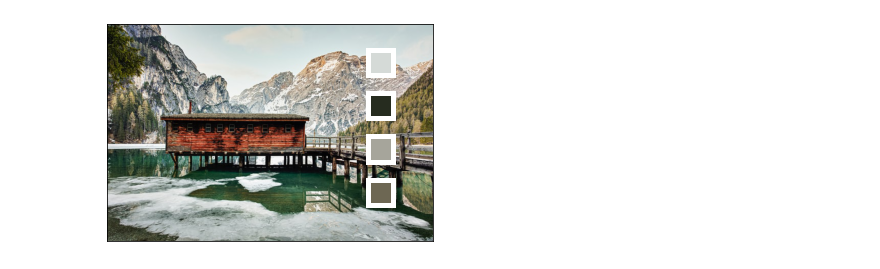
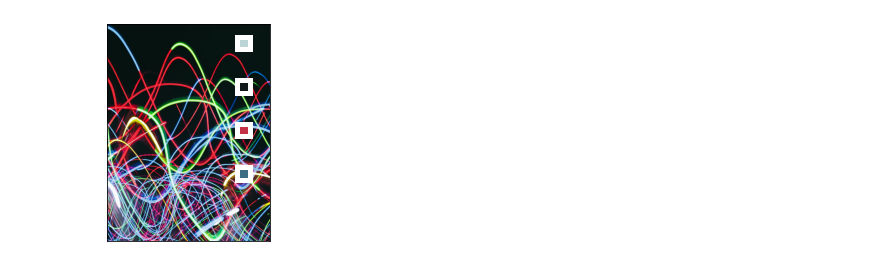
Before and after one commit to learn-co-curriculum/dsc-kmeans-color-palette, a Jupyter notebook: kmeans_palette.ipynb, the cells around one changed output. Drawn from its saved outputs; the diff is of its cells as text; code cells hidden in the pictures.

```diff
--- a/kmeans_palette.ipynb
+++ b/kmeans_palette.ipynb
@@ -30,7 +181,7 @@ import matplotlib.pyplot as plt
 from matplotlib.patches import Rectangle
 
 # Load in all pixels in image
-im = Image.open("mountain_cabin.jpg")
+im = Image.open("neon.jpg")
 pixels = np.array(im.getdata())
 
 # Fit a k-means model on the pixel data
@@ -40,31 +191,31 @@ kmeans = KMeans(n_clusters=cluster_count, random_state=0).fit(pixels)
 # The image colors were originally represented as RGB with ranges
 # from 0 to 255. The Rectangle class is expecting them to range
 # from 0 to 1, so divide them all by 255
 palette = kmeans.cluster_centers_ / 255
 
 # Set up a Matplotlib figure to display the image and swatches
 fig, ax = plt.subplots()
 ax.get_xaxis().set_visible(False)
 ax.get_yaxis().set_visible(False)
 
 # Display the image
 ax.imshow(im)
 
 # Display the swatches
 patch_width = 50
 patch_height = 50
 
 image_width = im.width
 image_height = im.height
 
 for index, color in enumerate(palette):
     ax.add_patch(Rectangle(
         (int(image_width * 0.8), int(image_height * 0.8 / cluster_count * index) + patch_height), # xy position of patch
         patch_width,
         patch_height,
         facecolor=color, # color in the rectangle with the palette color
         edgecolor="white", # white border to add contrast
         linewidth=5
     ))
 # %% [output]
-[figure, old version]
+[figure, new version]
```
Also changed, not shown: parts of 23 cells of this notebook, 3 other files.
